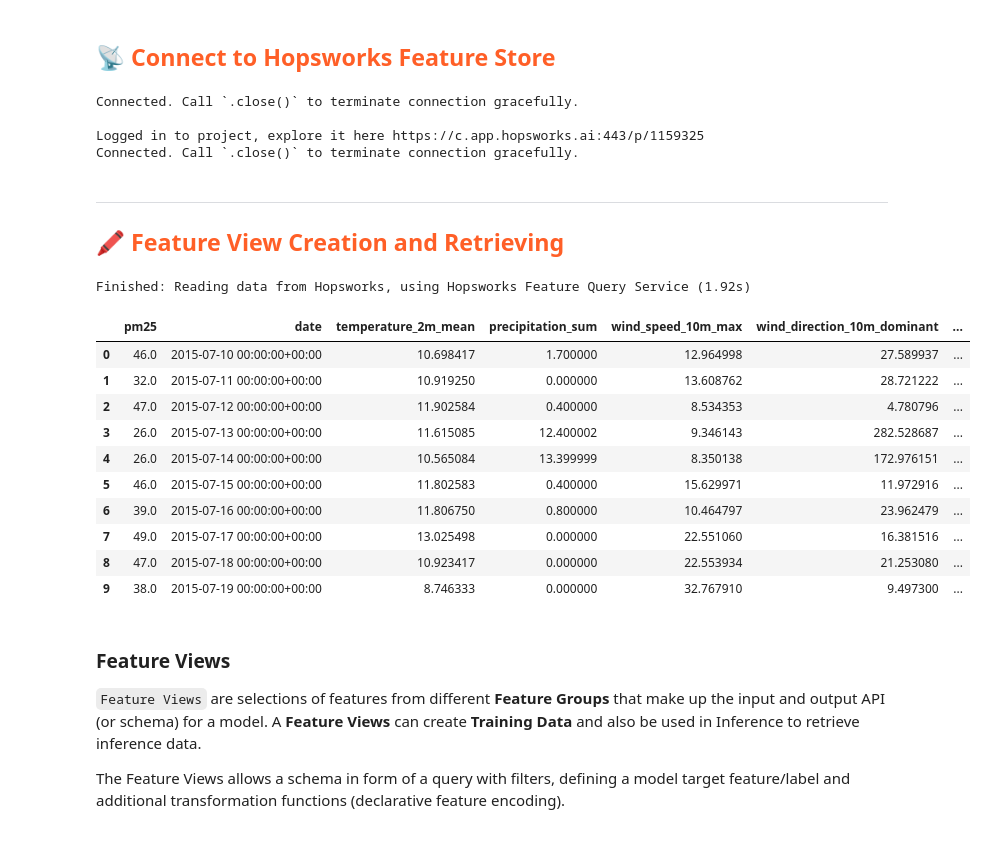
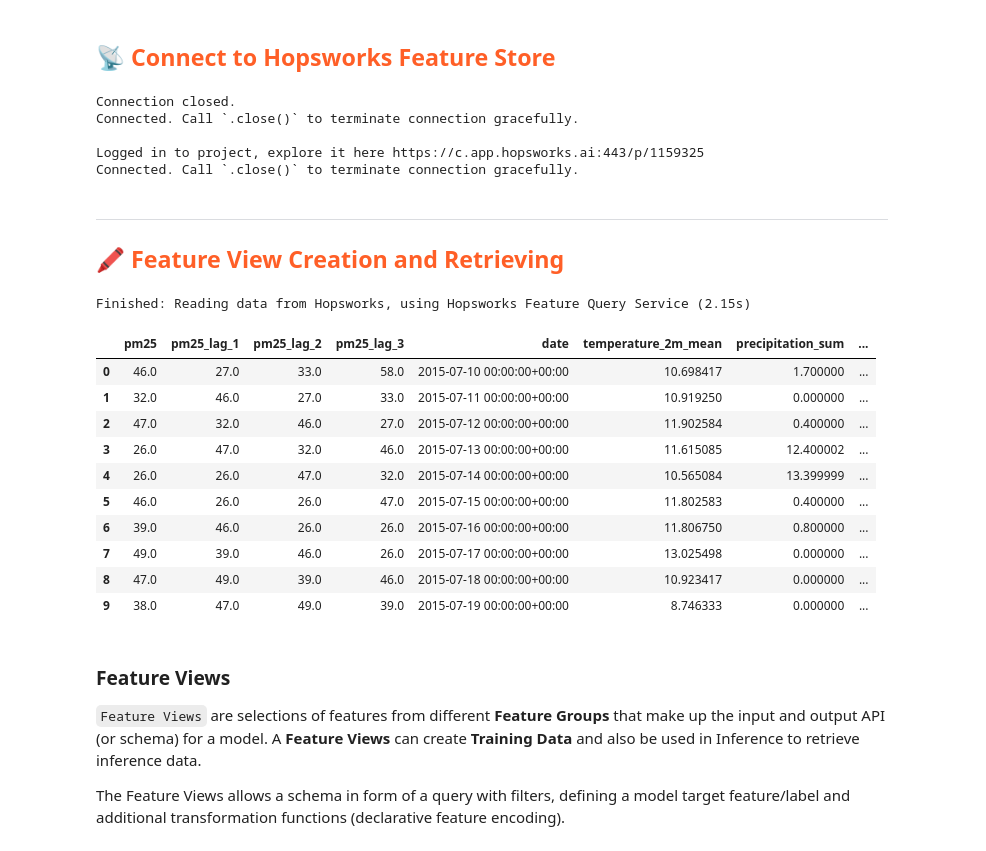
Before and after one commit to isakkolbeins/id2223_lab1, a Jupyter notebook: notebooks/ch03/3_air_quality_training_pipeline.ipynb, the cells around one changed output. Drawn from its saved outputs; the diff is of its cells as text; code cells hidden in the pictures.

Commit message:
Added feature, using last 3 days lag
Re trained the model with the new features
-changed cron to run only once a day

```diff
--- a/notebooks/ch03/3_air_quality_training_pipeline.ipynb
+++ b/notebooks/ch03/3_air_quality_training_pipeline.ipynb
@@ -28,20 +28,25 @@ warnings.filterwarnings("ignore")
 # %%
 # If you haven't set the env variable 'HOPSWORKS_API_KEY', then uncomment the next line and enter your API key
 # os.environ["HOPSWORKS_API_KEY"] = ""
-#with open('../../data/hopsworks-api-key.txt', 'r') as file:
-#    os.environ["HOPSWORKS_API_KEY"] = file.read().rstrip()
+with open('../../data/hopsworks-api-key.txt', 'r') as file:
+    os.environ["HOPSWORKS_API_KEY"] = file.read().rstrip()
 
 project = hopsworks.login()
 fs = project.get_feature_store()
 # %% [output]
+Connection closed.
 Connected. Call `.close()` to terminate connection gracefully.
 
 Logged in to project, explore it here https://c.app.hopsworks.ai:443/p/1159325
 Connected. Call `.close()` to terminate connection gracefully.
 # %%
 # Retrieve feature groups
-air_quality_fg = fs.get_feature_group(
-    name='air_quality',
+#air_quality_fg = fs.get_feature_group(
+#    name='air_quality',
+#    version=1,
+#)
+air_quality_with_lag_fg = fs.get_feature_group(
+    name='air_quality_with_3day_lag',
     version=1,
 )
 weather_fg = fs.get_feature_group(
@@ -54,21 +59,21 @@ weather_fg = fs.get_feature_group(
 ## <span style="color:#ff5f27;"> 🖍 Feature View Creation and Retrieving </span>
 # %%
 # Select features for training data.
-selected_features = air_quality_fg.select(['pm25']).join(weather_fg.select_all(), on=['city'])
+selected_features = air_quality_with_lag_fg.select(['pm25','pm25_lag_1', 'pm25_lag_2', 'pm25_lag_3' ]).join(weather_fg.select_all(), on=['city'])
 selected_features.show(10)
 # %% [output]
-Finished: Reading data from Hopsworks, using Hopsworks Feature Query Service (1.92s)
+Finished: Reading data from Hopsworks, using Hopsworks Feature Query Service (2.15s)
-|  | pm25 | date | temperature_2m_mean | precipitation_sum | wind_speed_10m_max | wind_direction_10m_dominant | ... |
-| 0 | 46.0 | 2015-07-10 00:00:00+00:00 | 10.698417 | 1.700000 | 12.964998 | 27.589937 | ... |
-| 1 | 32.0 | 2015-07-11 00:00:00+00:00 | 10.919250 | 0.000000 | 13.608762 | 28.721222 | ... |
-| 2 | 47.0 | 2015-07-12 00:00:00+00:00 | 11.902584 | 0.400000 | 8.534353 | 4.780796 | ... |
-| 3 | 26.0 | 2015-07-13 00:00:00+00:00 | 11.615085 | 12.400002 | 9.346143 | 282.528687 | ... |
-| 4 | 26.0 | 2015-07-14 00:00:00+00:00 | 10.565084 | 13.399999 | 8.350138 | 172.976151 | ... |
-| 5 | 46.0 | 2015-07-15 00:00:00+00:00 | 11.802583 | 0.400000 | 15.629971 | 11.972916 | ... |
-| 6 | 39.0 | 2015-07-16 00:00:00+00:00 | 11.806750 | 0.800000 | 10.464797 | 23.962479 | ... |
-| 7 | 49.0 | 2015-07-17 00:00:00+00:00 | 13.025498 | 0.000000 | 22.551060 | 16.381516 | ... |
-| 8 | 47.0 | 2015-07-18 00:00:00+00:00 | 10.923417 | 0.000000 | 22.553934 | 21.253080 | ... |
-| 9 | 38.0 | 2015-07-19 00:00:00+00:00 | 8.746333 | 0.000000 | 32.767910 | 9.497300 | ... |
+|  | pm25 | pm25_lag_1 | pm25_lag_2 | pm25_lag_3 | date | temperature_2m_mean | precipitation_sum | ... |
+| 0 | 46.0 | 27.0 | 33.0 | 58.0 | 2015-07-10 00:00:00+00:00 | 10.698417 | 1.700000 | ... |
+| 1 | 32.0 | 46.0 | 27.0 | 33.0 | 2015-07-11 00:00:00+00:00 | 10.919250 | 0.000000 | ... |
+| 2 | 47.0 | 32.0 | 46.0 | 27.0 | 2015-07-12 00:00:00+00:00 | 11.902584 | 0.400000 | ... |
+| 3 | 26.0 | 47.0 | 32.0 | 46.0 | 2015-07-13 00:00:00+00:00 | 11.615085 | 12.400002 | ... |
+| 4 | 26.0 | 26.0 | 47.0 | 32.0 | 2015-07-14 00:00:00+00:00 | 10.565084 | 13.399999 | ... |
+| 5 | 46.0 | 26.0 | 26.0 | 47.0 | 2015-07-15 00:00:00+00:00 | 11.802583 | 0.400000 | ... |
+| 6 | 39.0 | 46.0 | 26.0 | 26.0 | 2015-07-16 00:00:00+00:00 | 11.806750 | 0.800000 | ... |
+| 7 | 49.0 | 39.0 | 46.0 | 26.0 | 2015-07-17 00:00:00+00:00 | 13.025498 | 0.000000 | ... |
+| 8 | 47.0 | 49.0 | 39.0 | 46.0 | 2015-07-18 00:00:00+00:00 | 10.923417 | 0.000000 | ... |
+| 9 | 38.0 | 47.0 | 49.0 | 39.0 | 2015-07-19 00:00:00+00:00 | 8.746333 | 0.000000 | ... |
 # %% [markdown]
 ### Feature Views
 
```
Also changed, not shown: parts of 10 cells of this notebook, 8 other files.
